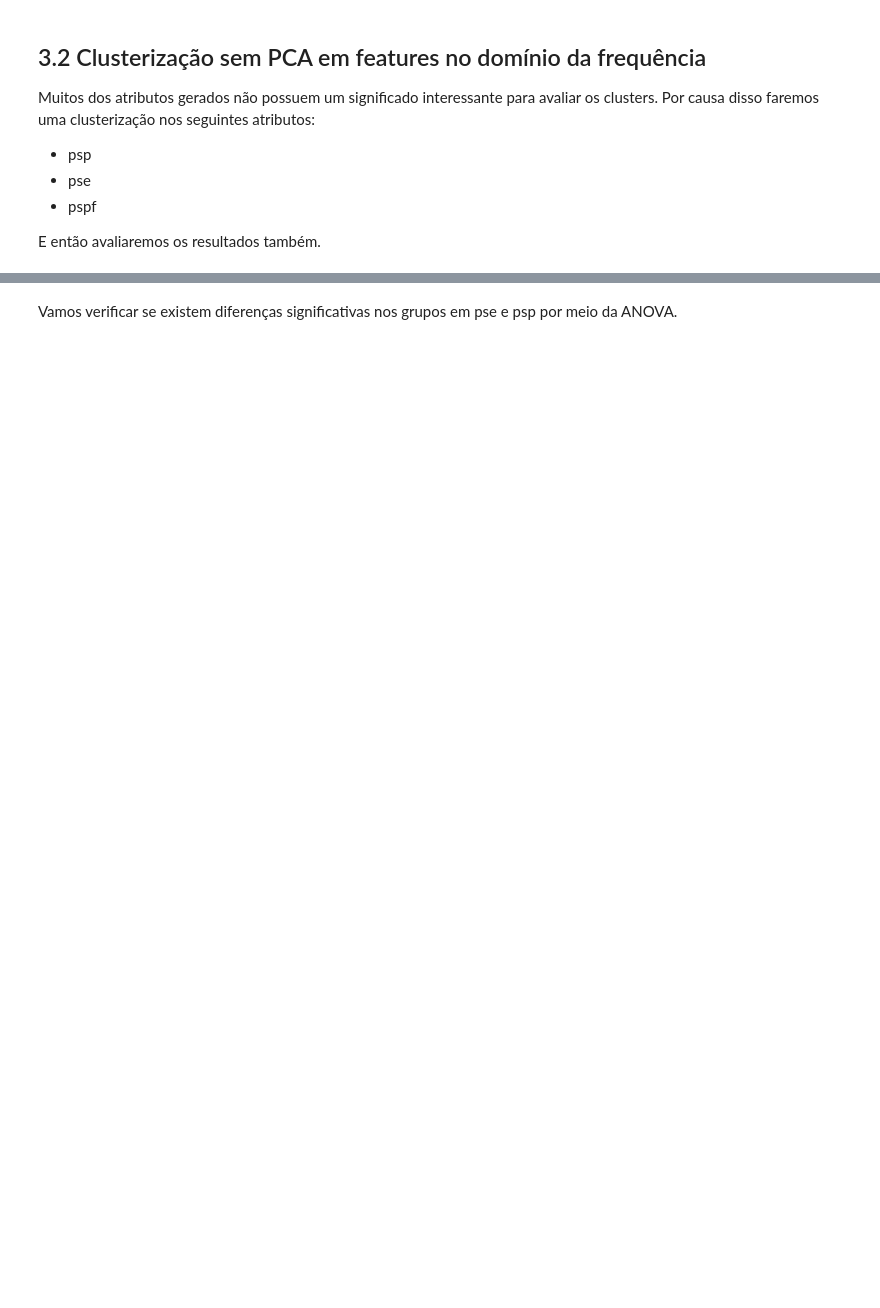
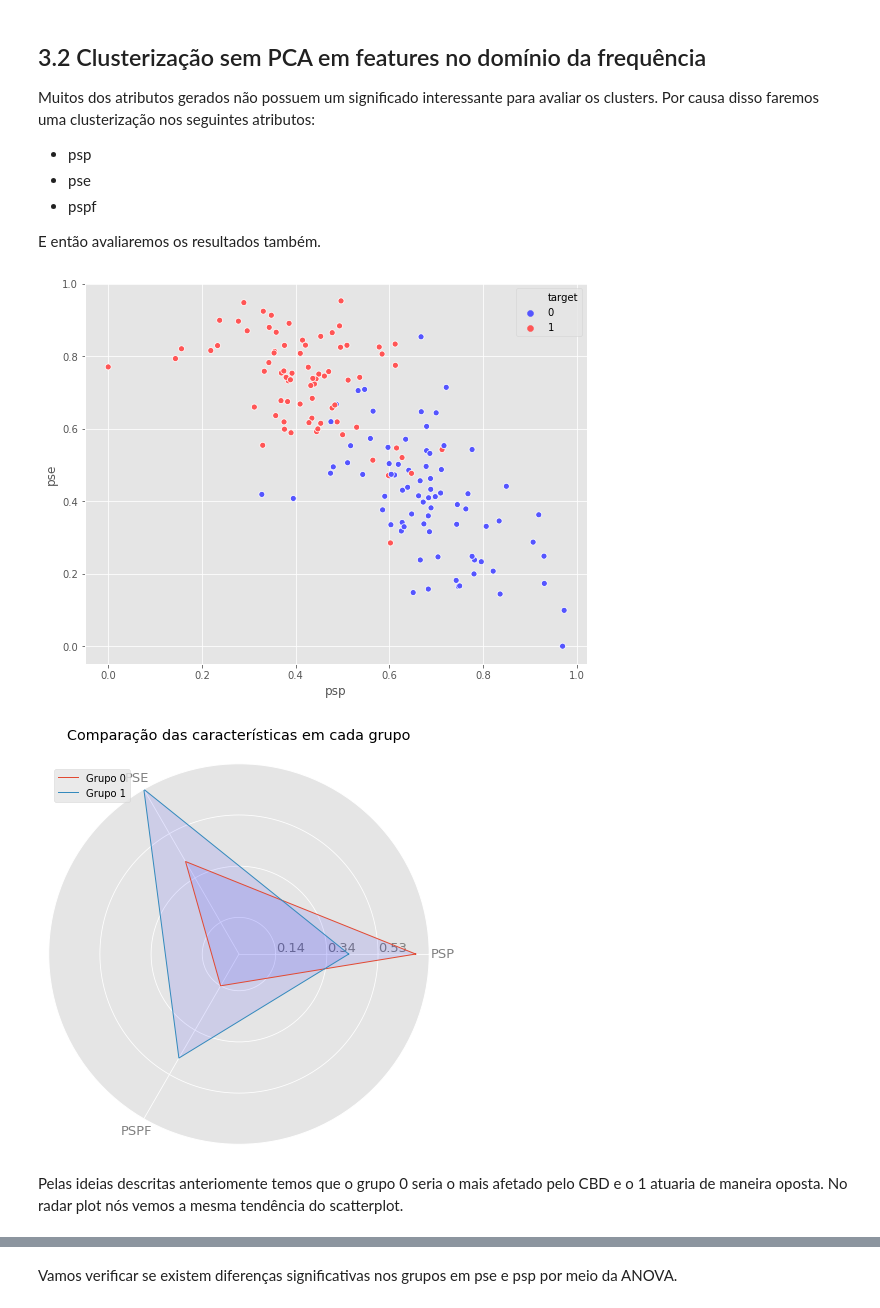
Before and after one commit to LucasSugi/data-science, a Jupyter notebook: AccelerometerAnalysisParkinsonsCannabidiol/Scripts/5-Clustering.ipynb, the cells around one changed output, grey strips where cells are left out. Cells and saved outputs as stored; diff of their text form; code cells hidden in the pictures; blank space fills up the shorter version.

```diff
--- a/AccelerometerAnalysisParkinsonsCannabidiol/Scripts/5-Clustering.ipynb
+++ b/AccelerometerAnalysisParkinsonsCannabidiol/Scripts/5-Clustering.ipynb
@@ -275,18 +306,21 @@ Muitos dos atributos gerados não possuem um significado interessante para avali
 E então avaliaremos os resultados também.
 # %%
 #Copiando dados
-df_plot = df_cbd[['psp','pse','pspf']].copy()
+df_cluster2 = df_cbd[['psp','pse','pspf']].copy()
 
 #Criando KMeans
-kmeans = KMeans(n_clusters=2,random_state=0).fit(df_plot)
+kmeans = KMeans(n_clusters=2,random_state=0).fit(df_cluster2)
 
 #Predizendo as classes
-df_plot['target'] = kmeans.predict(df_plot)
+df_cluster2['target'] = kmeans.predict(df_cluster2)
 
 #Scatterplot
 fig,ax = plt.subplots(figsize=(9,7))
-sns.scatterplot(x='psp',y='pse',data=df_plot,palette='seismic',hue='target',ax=ax)
+sns.scatterplot(x='psp',y='pse',data=df_cluster2,palette='seismic',hue='target',ax=ax)
 plt.show()
 
 #Radar plot
-radar_plot(df_plot.groupby('target').mean())
+radar_plot(df_cluster2.groupby('target').mean())
+# %% [output]
+[figure, added]
+[figure, added]
@@ -296,0 +327,2 @@ df_placebo['target'] = df_plot['target'].values
+# %% [markdown]
+Pelas ideias descritas anteriomente temos que o grupo 0 seria o mais afetado pelo CBD e o 1 atuaria de maneira oposta. No radar plot nós vemos a mesma tendência do scatterplot.
```
Also changed, not shown: parts of 22 cells of this notebook.
